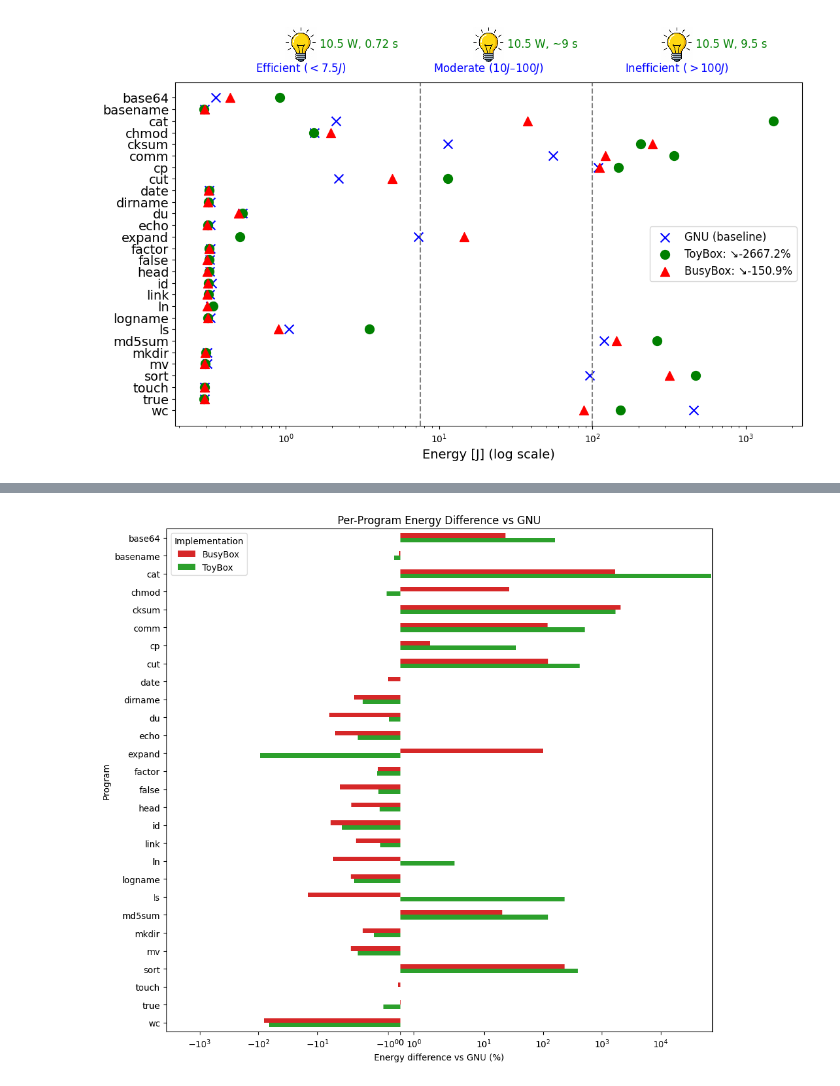
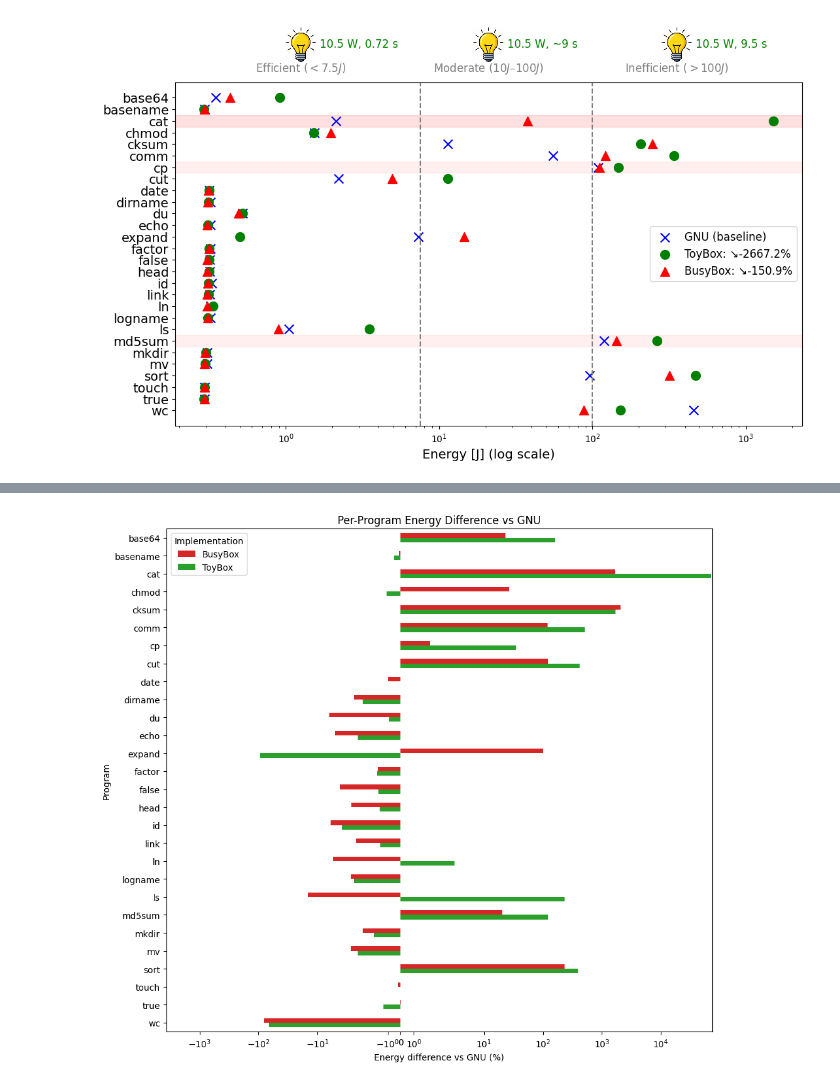
Before and after one commit to ternava/bloat-energy-consumption, a Jupyter notebook: notebooks/metrics.ipynb, the cells around one changed output, grey strips where cells are left out. Drawn from its saved outputs; the diff is of its cells as text; code cells hidden in the pictures.

```diff
--- a/notebooks/metrics.ipynb
+++ b/notebooks/metrics.ipynb
@@ -120,41 +121,52 @@ tb_j  = tb  / 1e6
 bb_j  = bb  / 1e6
 
 fig, ax = plt.subplots(figsize=(11, 7))
-# plot in joules
+
+# Plot data points
 ax.scatter(gnu_j, programs, marker='x', color='blue',  s=100, label='GNU (baseline)')
 ax.scatter(tb_j,  programs, marker='o', color='green', s=100, label=f'ToyBox: ↘{mean_toy_energy:.1f}%')
 ax.scatter(bb_j,  programs, marker='^', color='red',   s=100, label=f'BusyBox: ↘{mean_bb_energy:.1f}%')
 
 ax.set_xscale('log')
-# vertical lines in joules
-ax.axvline(7.5,  color='gray', linestyle='--')  # 7.5 J
-ax.axvline(100,  color='gray', linestyle='--')  # 100 J
+
+# vertical region lines
+ax.axvline(7.5, color='gray', linestyle='--')
+ax.axvline(100, color='gray', linestyle='--')
+
+# Highlight 'cat' row with stronger red
+cat_y = programs.tolist().index('cat')
+ax.axhspan(cat_y - 0.5, cat_y + 0.5, color='#FF9999', alpha=0.3, zorder=0)
+
+# Highlight 'cp' and 'md5sum' rows
+positions = [programs.tolist().index('cp'), programs.tolist().index('md5sum')]
+for y in positions:
+    ax.axhspan(y - 0.5, y + 0.5, color='#FFCCCC', alpha=0.3, zorder=0)
 
 # place icons, keep labels at 1.02 and timing at 1.05
 regions = [
     (0.2, 'Efficient ($< 7.5 J$)', '10.5 W, 0.72 s'),
     (0.5, 'Moderate ($10 J – 100 J$)', '10.5 W, ~9 s'),
     (0.8, 'Inefficient ($> 100 J$)', '10.5 W, 9.5 s')
 ]
 for x, label, timing in regions:
     ab = AnnotationBbox(OffsetImage(bulb_img, zoom=0.05),
                        (x, 1.11), xycoords='axes fraction', frameon=False)
     ax.add_artist(ab)
     ax.text(x,       1.02, label,
             transform=ax.transAxes, ha='center', va='bottom',
             fontsize=12, color='gray')
     ax.text(x + 0.03, 1.11, timing,
             transform=ax.transAxes, ha='left', va='center',
             fontsize=12, color='green')
 
 # Flip the y-axis so programs and points reverse order
 ax.invert_yaxis()
 
 # use LaTeX mu for micro-symbol in xlabel
 ax.set_xlabel(r'Energy [J] (log scale)', fontsize=14)
 ax.legend(fontsize=12)
 ax.tick_params(axis='y', labelsize=14)
 plt.tight_layout()
 plt.show()
 # %% [output]
-[figure, old version]
+[figure, new version]
```
Also changed, not shown: parts of 18 cells of this notebook, 12 other files.
